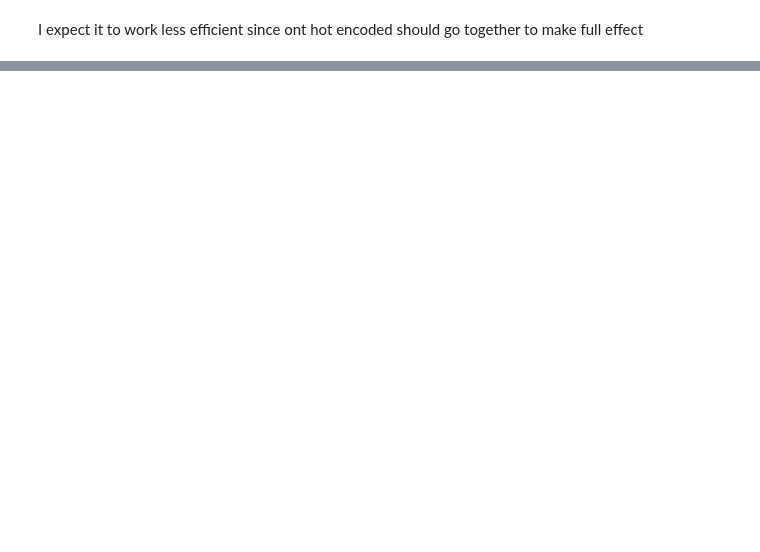
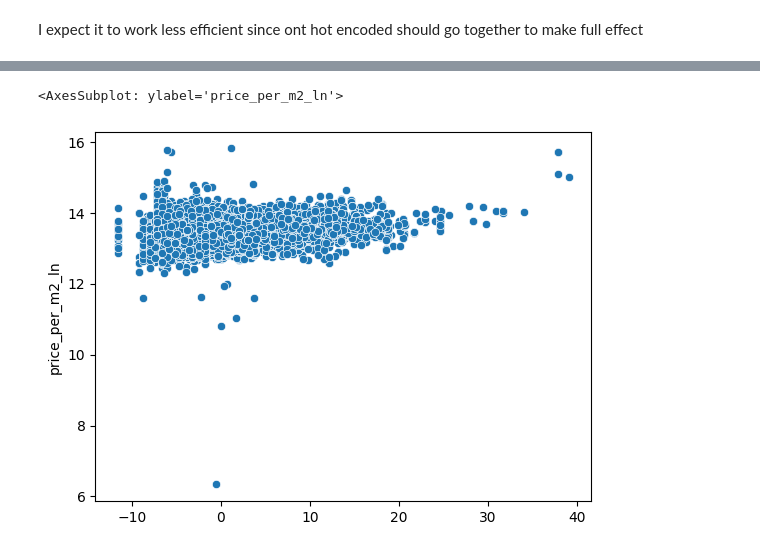
Before and after one commit to CodeForse/Diploma-, a Jupyter notebook: standart_models.ipynb, the cells around one changed output, grey strips where cells are left out. Saved outputs shown, nothing was run; the diff lists cells and outputs as text; code cells hidden in the pictures; blank space fills up the shorter version.

```diff
--- a/standart_models.ipynb
+++ b/standart_models.ipynb
@@ -168,0 +199,5 @@ I expect it to work less efficient since ont hot encoded should go together to m
+# %%
+sns.scatterplot(x=floor_pca.transform(df[['floor','total_floors']]).T[0],y=df['price_per_m2_ln'] )
+# %% [output]
+<AxesSubplot: ylabel='price_per_m2_ln'>
+[figure, added]
```
Also changed, not shown: parts of 14 cells of this notebook, 19 other files.
